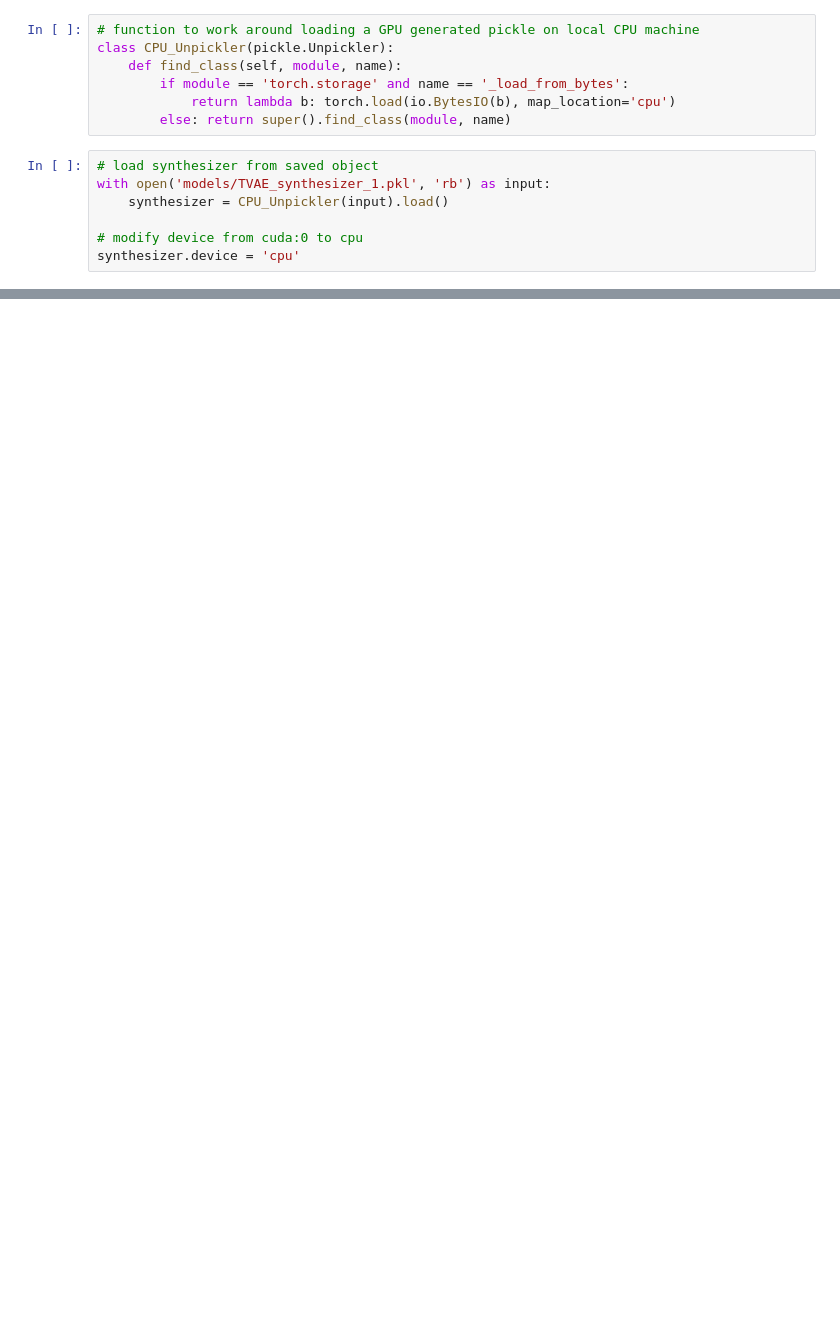
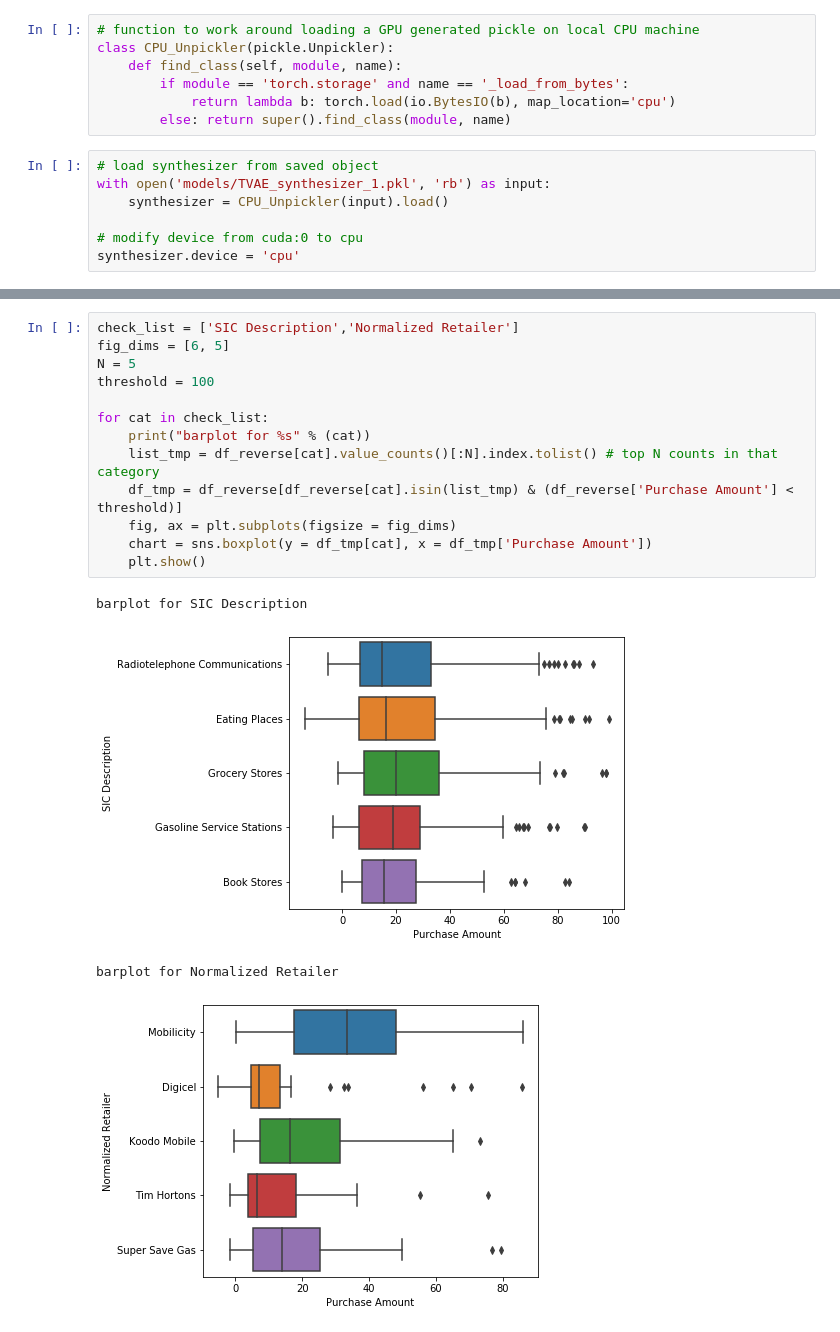
Before and after one commit to rui-zhang-ocean/Predict_Transactions, a Jupyter notebook: check_synthetic_data.ipynb, the cells around one changed output, grey strips where cells are left out. Saved outputs shown, nothing was run; the diff lists cells and outputs as text; blank space fills up the shorter version.

Commit message:
check synthetic data updated

```diff
--- a/check_synthetic_data.ipynb
+++ b/check_synthetic_data.ipynb
@@ -46,0 +208,18 @@ print(sampled)
+# %%
+check_list = ['SIC Description','Normalized Retailer']
+fig_dims = [6, 5]
+N = 5
+threshold = 100
+
+for cat in check_list:
+    print("barplot for %s" % (cat))
+    list_tmp = df_reverse[cat].value_counts()[:N].index.tolist() # top N counts in that category
+    df_tmp = df_reverse[df_reverse[cat].isin(list_tmp) & (df_reverse['Purchase Amount'] < threshold)]
+    fig, ax = plt.subplots(figsize = fig_dims)
+    chart = sns.boxplot(y = df_tmp[cat], x = df_tmp['Purchase Amount'])
+    plt.show()
+# %% [output]
+barplot for SIC Description
+[figure, added]
+barplot for Normalized Retailer
+[figure, added]
```
Also changed, not shown: parts of 14 cells of this notebook, 1 other file.
